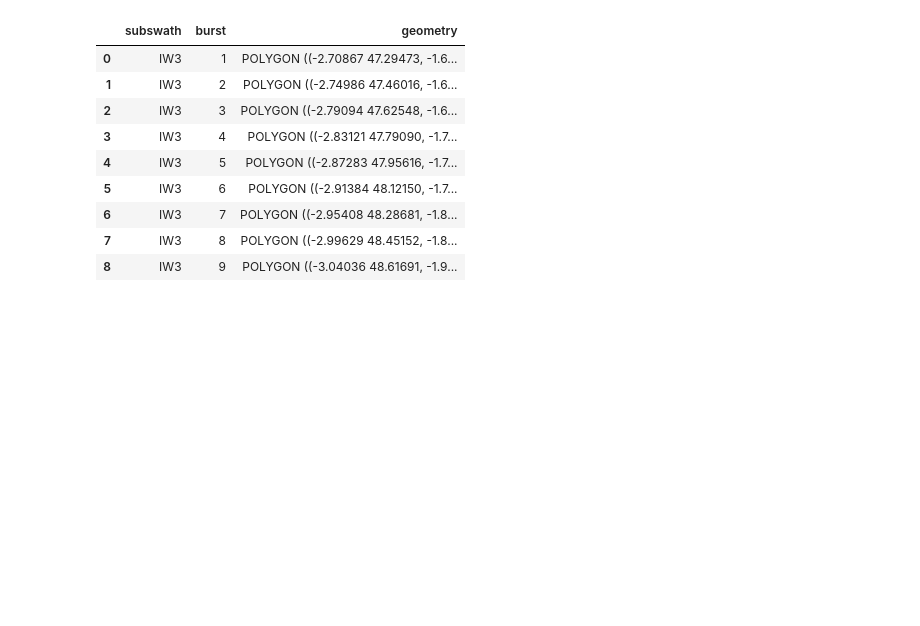
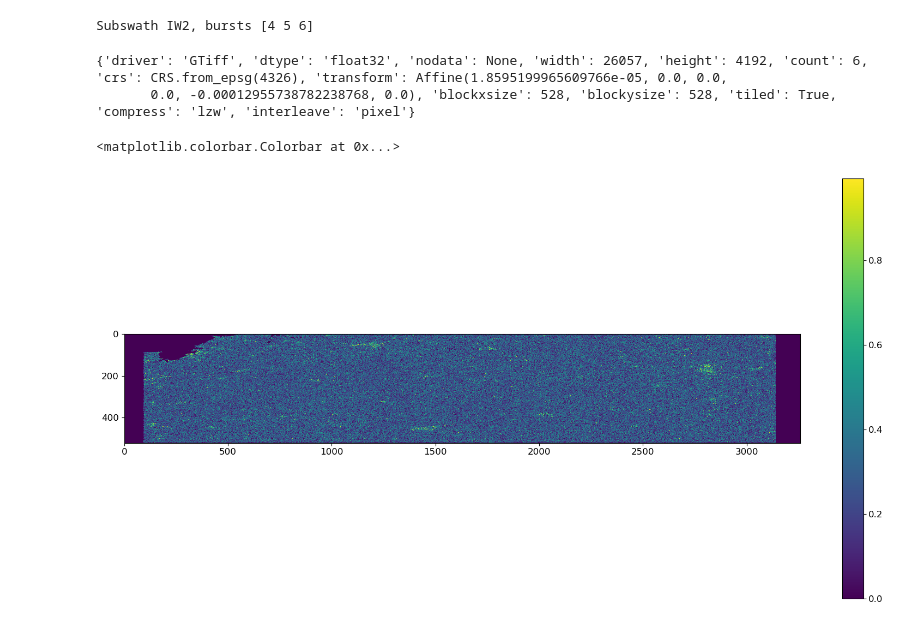
Before and after one commit to odhondt/eo_tools, a Jupyter notebook: notebooks/develop.ipynb, the cells around one changed output. Saved outputs shown, nothing was run; the diff lists cells and outputs as text; code cells hidden in the pictures; blank space fills up the shorter version.

Commit message:
development using a snap graph

```diff
--- a/notebooks/develop.ipynb
+++ b/notebooks/develop.ipynb
@@ -15,13 +20,0 @@ df_geo = get_burst_geometry(infiles[0],
-# %%
-df_geo
-# %% [output]
-|  | subswath | burst | geometry |
-| 0 | IW3 | 1 | POLYGON ((-2.70867 47.29473, -1.6... |
-| 1 | IW3 | 2 | POLYGON ((-2.74986 47.46016, -1.6... |
-| 2 | IW3 | 3 | POLYGON ((-2.79094 47.62548, -1.6... |
-| 3 | IW3 | 4 | POLYGON ((-2.83121 47.79090, -1.7... |
-| 4 | IW3 | 5 | POLYGON ((-2.87283 47.95616, -1.7... |
-| 5 | IW3 | 6 | POLYGON ((-2.91384 48.12150, -1.7... |
-| 6 | IW3 | 7 | POLYGON ((-2.95408 48.28681, -1.8... |
-| 7 | IW3 | 8 | POLYGON ((-2.99629 48.45152, -1.8... |
-| 8 | IW3 | 9 | POLYGON ((-3.04036 48.61691, -1.9... |
@@ -27,0 +24,45 @@ df_geo
+# %%
+from pyroSAR.snap.auxil import Workflow, gpt, groupbyWorkers
+wfl = Workflow(graph_path)
+wfl['Read'].parameters['file'] = infiles[0]
+wfl['Read(2)'].parameters['file'] = infiles[1]
+for subswath in unique_subswaths[:1]:
+    print(f"Subswath {subswath}, bursts {df_sel[df_sel['subswath']==subswath]['burst'].values}")
+    wfl['TOPSAR-Split'].parameters['subswath'] = subswath
+    wfl['TOPSAR-Split(2)'].parameters['subswath'] = subswath
+    bursts = df_sel[df_sel['subswath']==subswath]['burst'].values
+    burst_min = bursts.min()
+    burst_max = bursts.max()
+    wfl['TOPSAR-Split'].parameters['firstBurstIndex'] = burst_min
+    wfl['TOPSAR-Split'].parameters['lastBurstIndex'] = burst_max
+    wfl['TOPSAR-Split(2)'].parameters['firstBurstIndex'] = burst_min
+    wfl['TOPSAR-Split(2)'].parameters['lastBurstIndex'] = burst_max
+    wfl['Write'].parameters['file'] = f"{outdir}/{subswath}_IFG.tif"
+    wfl.write('/tmp/graph.xml')
+    grp = groupbyWorkers('/tmp/graph.xml', n=1)
+    gpt('/tmp/graph.xml', groups=grp, tmpdir='/data/tmp/')
+# %% [output]
+Subswath IW2, bursts [4 5 6]
+# %%
+import rasterio as rio
+
+# with rio.open('/data/tmp/S1_A_relOrb_103_COH__VV_20230826T180527_20230814T180526/S1_A_relOrb_103_COH__VV_20230826T180527_20230814T180526.tif') as ds:
+with rio.open(f"{outdir}/{subswath}_IFG.tif") as ds:
+# with rio.open('/data/tmp/S1_relOrb_TEST_split_before_orbit.tif') as ds:
+    print(ds.profile)
+    img = ds.read(3)
+    # re = ds.read(1)
+    # im = ds.read(2)
+
+# print(wfl)
+# %% [output]
+{'driver': 'GTiff', 'dtype': 'float32', 'nodata': None, 'width': 26057, 'height': 4192, 'count': 6, 'crs': CRS.from_epsg(4326), 'transform': Affine(1.8595199965609766e-05, 0.0, 0.0,
+       0.0, -0.00012955738782238768, 0.0), 'blockxsize': 528, 'blockysize': 528, 'tiled': True, 'compress': 'lzw', 'interleave': 'pixel'}
+# %%
+import matplotlib.pyplot as plt
+plt.figure(figsize=(20,10))
+plt.imshow(img[::8,::8], interpolation='nearest')#, vmin=0, vmax=100000)
+plt.colorbar()
+# %% [output]
+<matplotlib.colorbar.Colorbar at 0x...>
+[figure, added]
```
Also changed, not shown: parts of 4 cells of this notebook.
